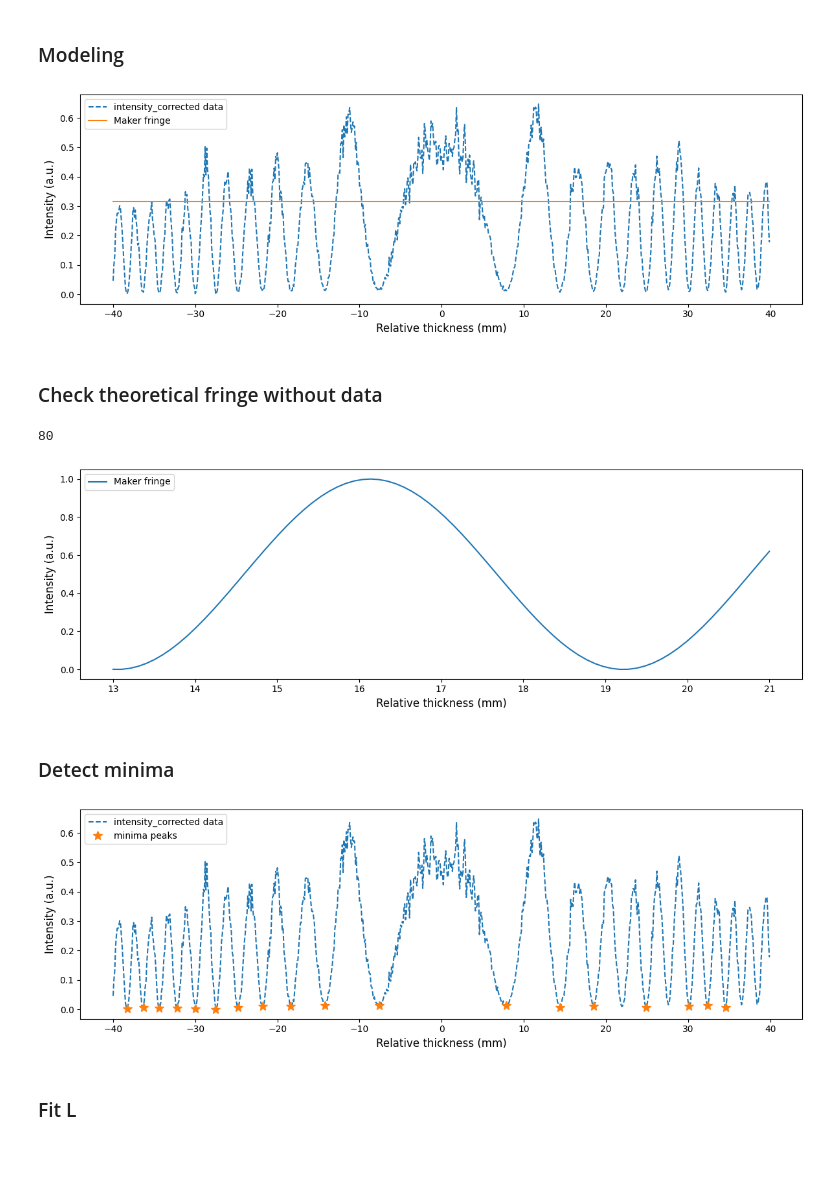
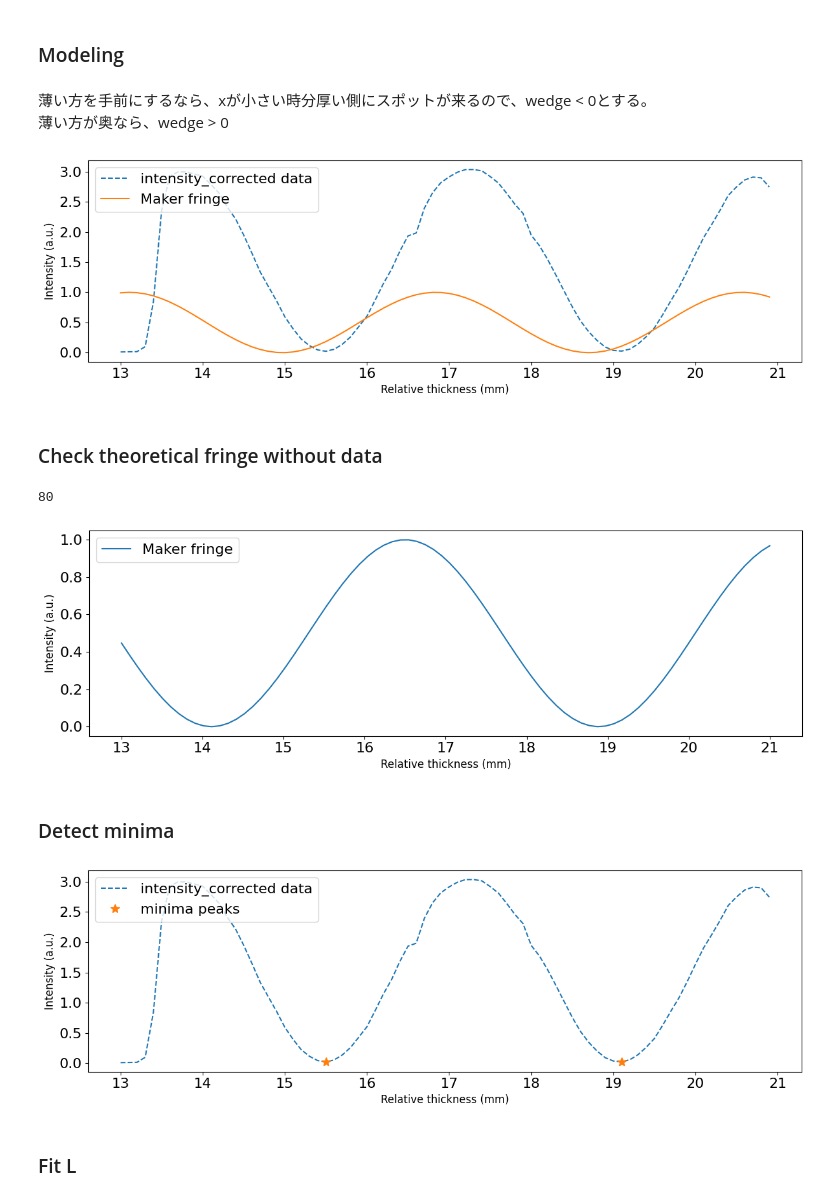
Before and after one commit to ui-kurodai/202510_NLO_measurement, a Jupyter notebook: test_codes/test_wedge_fitting.ipynb, the cells around one changed output. Saved outputs shown, nothing was run; the diff lists cells and outputs as text; code cells hidden in the pictures; blank space fills up the shorter version.

```diff
--- a/test_codes/test_wedge_fitting.ipynb
+++ b/test_codes/test_wedge_fitting.ipynb
@@ -27,15 +32,18 @@ path: X:/Anlagen/_lab31316-nlo/Inbox/experiment/202511_NLO_measurement_results/2
 # %%
 from shg_analysis import SHGDataAnalysis
-from fitting_strategies.shoji1997 import Shoji1997Strategy
+from fitting_strategies.shoji1997 import Shoji1997WedgeStrategy
 from crystaldatabase import CRYSTALS
 from crystaldatabase import *
 
 analysis = SHGDataAnalysis(path)
-strategy = Shoji1997Strategy(analysis)
+strategy = Shoji1997WedgeStrategy(analysis)
 meta = analysis.meta
 data = analysis.data
 
 crystal = CRYSTALS[meta["material"]]()
 # %% [markdown]
 ### Modeling
+# %% [markdown]
+薄い方を手前にするなら、xが小さい時分厚い側にスポットが来るので、wedge < 0とする。
+薄い方が奥なら、wedge > 0
 # %%
@@ -48,9 +59,6 @@ x = data["position"]
 x = np.asarray(x)
 intensity_corrected = data["intensity_corrected"]
 intensity_corrected = np.asarray(intensity_corrected)
-
-wedge_deg = meta["thickness_info"]["wedge_angle_deg"]
-wedge = np.deg2rad(wedge_deg)
 
 plt.rcParams['font.size'] = 10
 fig, ax = plt.subplots(figsize=(12, 4))
@@ -66,33 +74,33 @@ fig.tight_layout()
 ax.legend(loc='upper left')
 plt.show()
 # %% [output]
-[figure, old version]
+[figure, new version]
 # %% [markdown]
 ### Check theoretical fringe without data
 # %%
 import pandas as pd
 virtual_x = np.linspace(13, 21, 80)
 virtual_data = pd.DataFrame()
 virtual_data["position"] = virtual_x
 print(np.size(virtual_data))
 
-virtual_fringe = strategy._maker_fringe(override={"wedge_deg": 0.5, "data":virtual_data})
+virtual_fringe = strategy._maker_fringes(override={"wedge_deg": 0.5, "data":virtual_data})
 
 plt.rcParams['font.size'] = 10
 fig, ax = plt.subplots(figsize=(12, 4))
 
 ax.plot(virtual_x, virtual_fringe, label='Maker fringe')
 ax.set_xlabel('Relative thickness (mm)', fontsize=12)
 ax.set_ylabel('Intensity (a.u.)', fontsize=12)
 # ax.set_xlim(-20, 20)
 # ax.set_ylim(0, 10)
 
 fig.tight_layout()
 ax.legend(loc='upper left')
 plt.show()
 # %% [output]
 80
-[figure, old version]
+[figure, new version]
 # %% [markdown]
 ### Detect minima
 # %%
@@ -116,4 +124,4 @@ fig.tight_layout()
 ax.legend(loc='upper left')
 plt.show()
 # %% [output]
-[figure, old version]
+[figure, new version]
```
Also changed, not shown: parts of 7 cells of this notebook, 12 other files.
